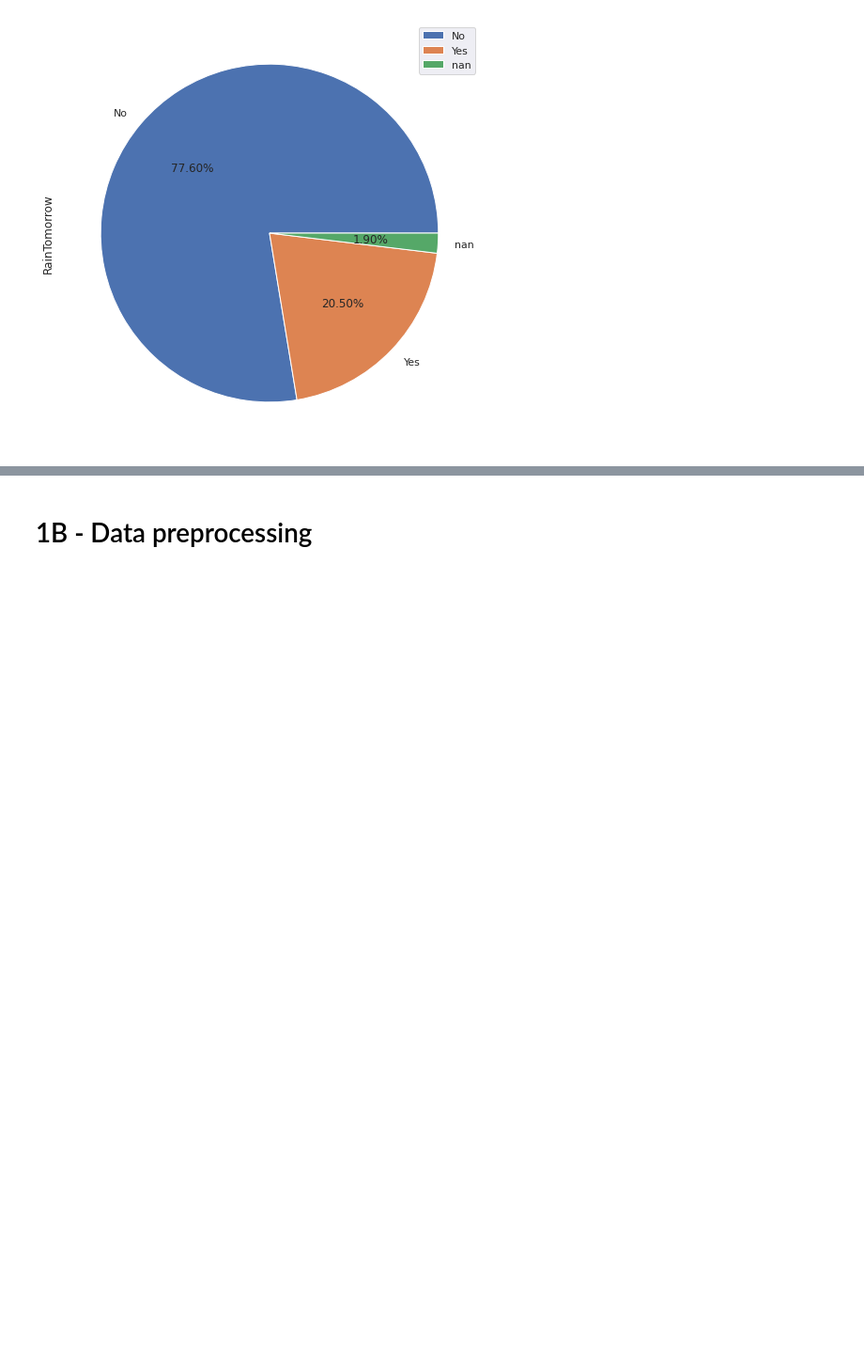
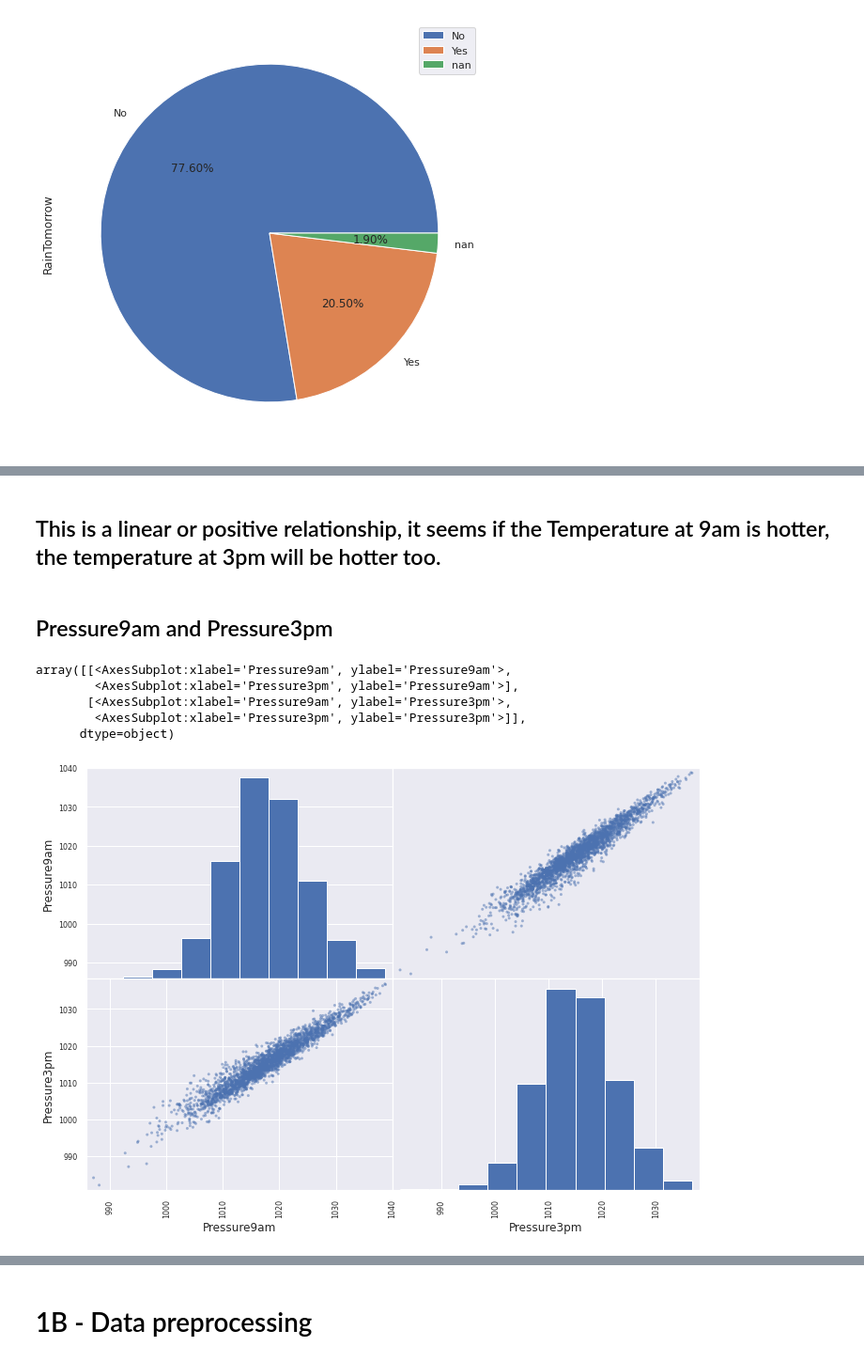
Before and after one commit to huukhang1512/utsDataAnal, a Jupyter notebook: ass2/analyse.ipynb, the cells around one changed output, grey strips where cells are left out. Shown at 94% size. Saved outputs shown, nothing was run; the diff lists cells and outputs as text; code cells hidden in the pictures; blank space fills up the shorter version.

```diff
--- a/ass2/analyse.ipynb
+++ b/ass2/analyse.ipynb
@@ -422,0 +435,14 @@ Number of values Yes in RainTomorrow Attribute: 615
+# %% [markdown]
+## This is a linear or positive relationship, it seems if the Temperature at 9am is hotter, the temperature at 3pm will be hotter too.
+# %% [markdown]
+## Pressure9am and Pressure3pm
+# %%
+pressure_comparision = pd.DataFrame({'Pressure9am': dataset["Pressure9am"],'Pressure3pm':dataset['Pressure3pm']})
+pd.plotting.scatter_matrix(pressure_comparision)
+# %% [output]
+array([[<AxesSubplot:xlabel='Pressure9am', ylabel='Pressure9am'>,
+        <AxesSubplot:xlabel='Pressure3pm', ylabel='Pressure9am'>],
+       [<AxesSubplot:xlabel='Pressure9am', ylabel='Pressure3pm'>,
+        <AxesSubplot:xlabel='Pressure3pm', ylabel='Pressure3pm'>]],
+      dtype=object)
+[figure, added]
```
Also changed, not shown: parts of 51 cells of this notebook, 32 other files.
